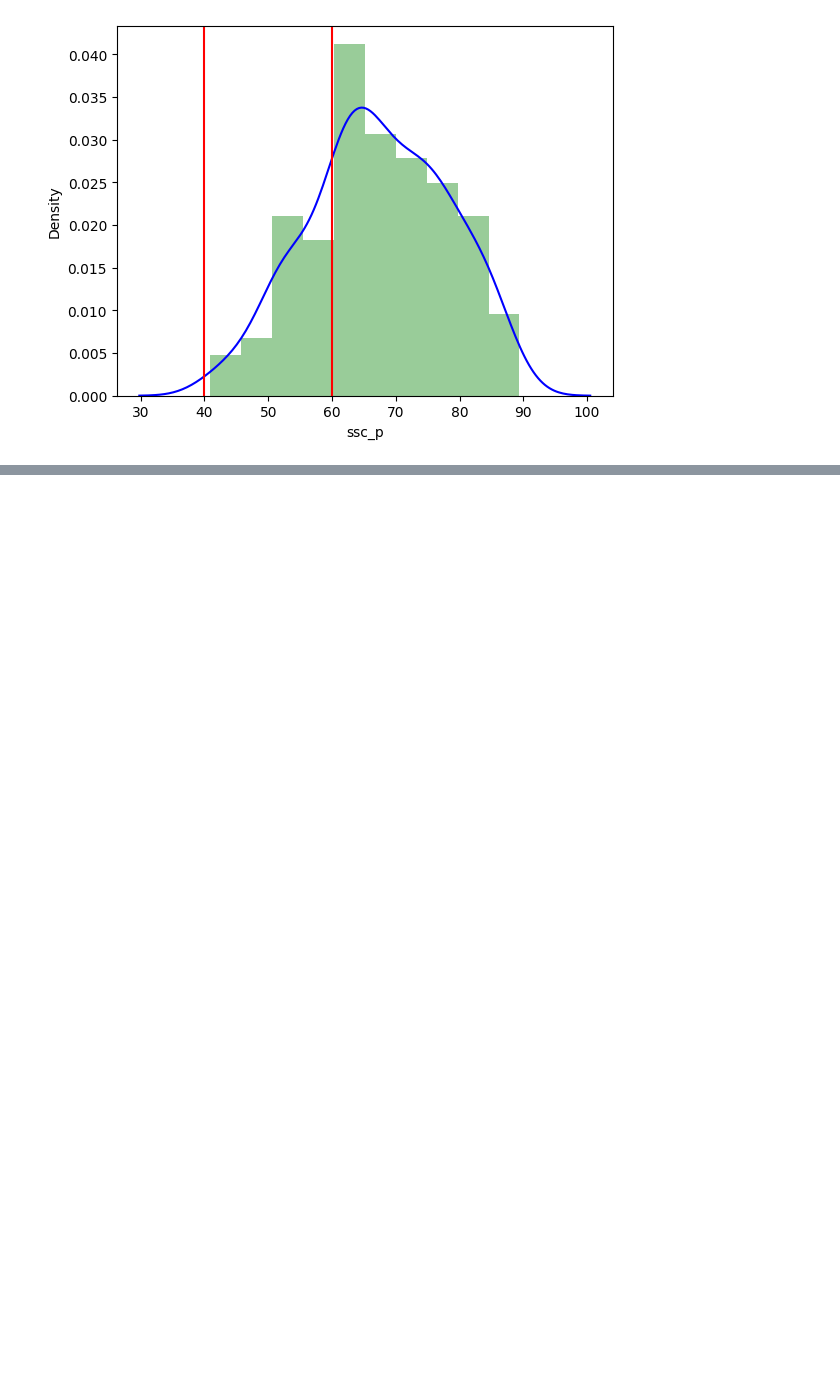
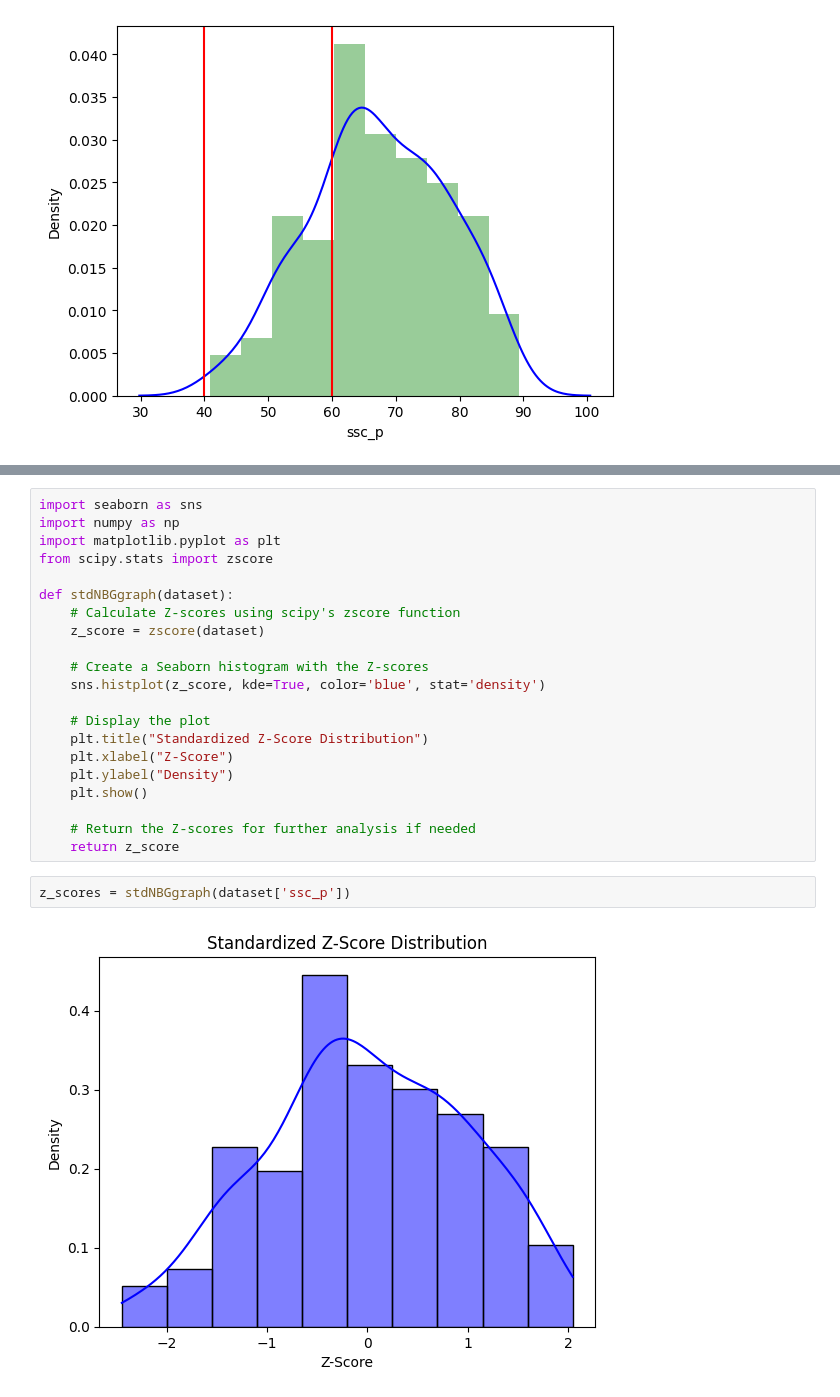
Before and after one commit to Suganya2718/DataScience, a Jupyter notebook: placement-preprocess.ipynb, the cells around one changed output, grey strips where cells are left out. Cells and saved outputs as stored; diff of their text form; blank space fills up the shorter version.

```diff
--- a/placement-preprocess.ipynb
+++ b/placement-preprocess.ipynb
@@ -81,0 +153,25 @@ np.float64(0.23035961179550077)
+# %%
+import seaborn as sns
+import numpy as np
+import matplotlib.pyplot as plt
+from scipy.stats import zscore
+
+def stdNBGgraph(dataset):
+    # Calculate Z-scores using scipy's zscore function
+    z_score = zscore(dataset)
+
+    # Create a Seaborn histogram with the Z-scores
+    sns.histplot(z_score, kde=True, color='blue', stat='density')
+
+    # Display the plot
+    plt.title("Standardized Z-Score Distribution")
+    plt.xlabel("Z-Score")
+    plt.ylabel("Density")
+    plt.show()
+
+    # Return the Z-scores for further analysis if needed
+    return z_score
+# %%
+z_scores = stdNBGgraph(dataset['ssc_p'])
+# %% [output]
+[figure, added]
```
Also changed, not shown: parts of 9 cells of this notebook, 4 other files.
